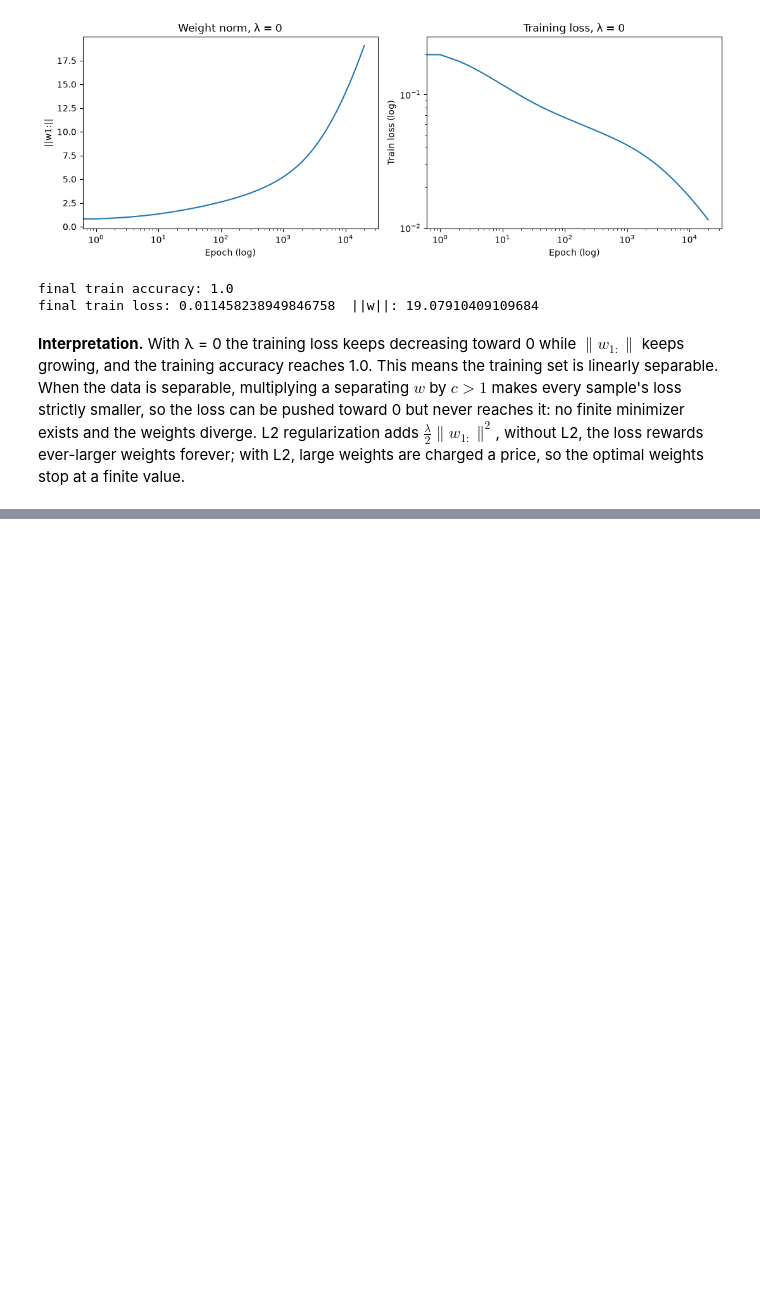
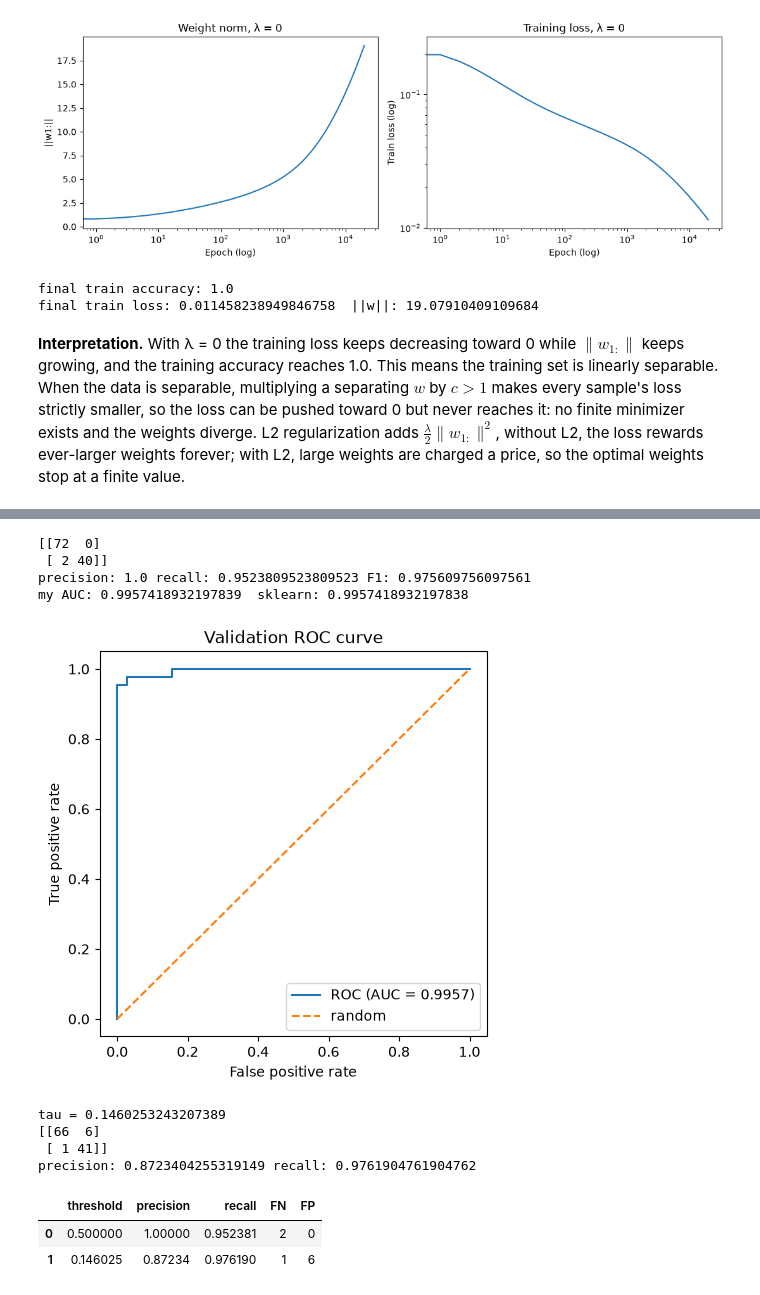
Before and after one commit to salmaselim77/intro-to-ml-assignment, a Jupyter notebook: assignment2.ipynb, the cells around one changed output, grey strips where cells are left out. Drawn from its saved outputs; the diff is of its cells as text; code cells hidden in the pictures; blank space fills up the shorter version.

```diff
--- a/assignment2.ipynb
+++ b/assignment2.ipynb
@@ -914,0 +1012,63 @@ final train loss: 0.011458238949846758  ||w||: 19.07910409109684
+# %%
+w, h = train_gd(Xtr, y_tr_bc, 0.01, 0.5, 20000)
+probability_validation = sigmoid(Xva @ w)
+probability_test = sigmoid(Xte @ w)
+
+prediction_test = predict(w, Xte)
+cm = confusion_matrix(y_te_bc, prediction_test, 2)  # rows = actual, cols = predicted
+precision, recall, f1, *_ = precision_recall_f1(cm) # *_ ignores the macro metrics, which we don't need here
+print(cm)
+print("precision:", precision[1], "recall:", recall[1], "F1:", f1[1])   # index 1 = malignant
+
+def roc_curve(y, score):
+    order = np.argsort(-score) # highest score first
+    s, yy = score[order], y[order]
+    tps = np.cumsum(yy)  # sums positives caught so far (true positives)
+    fps = np.cumsum(1 - yy) # sums negatives wrongly flagged so far (false positives)
+    idx = np.r_[np.where(np.diff(s))[0], len(s) - 1]   # only at distinct scores (handles ties)
+    tpr = np.r_[0, tps[idx] / tps[-1]]
+    fpr = np.r_[0, fps[idx] / fps[-1]]
+    return fpr, tpr
+
+fpr, tpr = roc_curve(y_va_bc, probability_validation)
+auc = np.trapezoid(tpr, fpr)
+
+from sklearn.metrics import roc_auc_score
+print("my AUC:", auc, " sklearn:", roc_auc_score(y_va_bc, probability_validation))
+assert abs(auc - roc_auc_score(y_va_bc, probability_validation)) < 1e-6
+
+plt.figure(figsize=(5, 5))
+plt.plot(fpr, tpr, label=f"ROC (AUC = {auc:.4f})")
+plt.plot([0, 1], [0, 1], "--", label="random")
+plt.xlabel("False positive rate"); plt.ylabel("True positive rate")
+plt.title("Validation ROC curve"); plt.legend(); plt.show()
+
+# threshold τ for 100% recall (catch all positives)
+tau = probability_validation[y_va_bc == 1].min()
+print("tau =", tau)
+
+pred_tau = (probability_test >= tau).astype(int) # τ is chosen on validation, then applied to test
+cm_tau = confusion_matrix(y_te_bc, pred_tau, 2)
+p2, r2, f2, *_ = precision_recall_f1(cm_tau)
+print(cm_tau)
+print("precision:", p2[1], "recall:", r2[1])
+
+# comparison of metrics at threshold 0.5 and τ
+display(pd.DataFrame({"threshold": [0.5, tau],
+                      "precision": [precision[1], p2[1]],
+                      "recall": [recall[1], r2[1]],
+                      "FN": [cm[1, 0], cm_tau[1, 0]],
+                      "FP": [cm[0, 1], cm_tau[0, 1]]}))
+# %% [output]
+[[72  0]
+ [ 2 40]]
+precision: 1.0 recall: 0.9523809523809523 F1: 0.975609756097561
+my AUC: 0.9957418932197839  sklearn: 0.9957418932197838
+[figure, added]
+tau = 0.1460253243207389
+[[66  6]
+ [ 1 41]]
+precision: 0.8723404255319149 recall: 0.9761904761904762
+|  | threshold | precision | recall | FN | FP |
+| 0 | 0.500000 | 1.00000 | 0.952381 | 2 | 0 |
+| 1 | 0.146025 | 0.87234 | 0.976190 | 1 | 6 |
```
Also changed, not shown: parts of 30 cells of this notebook, 1 other file.
